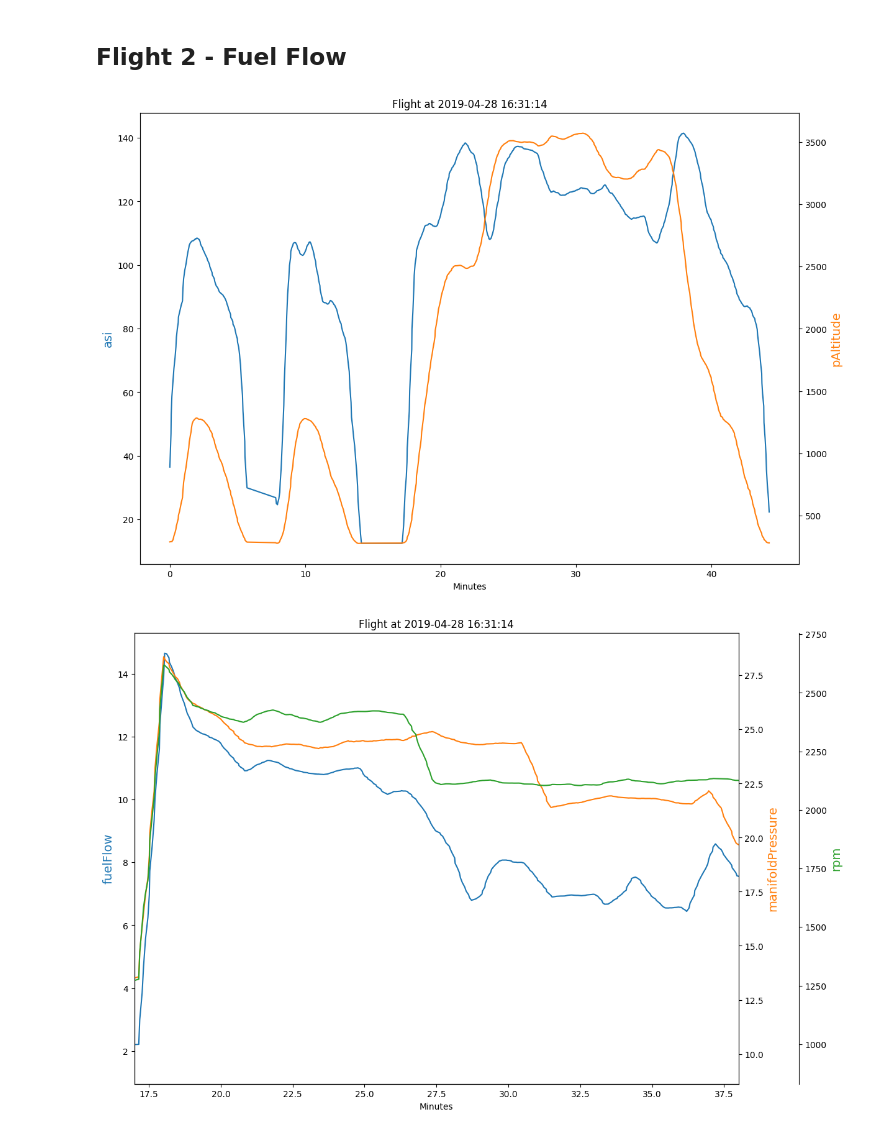
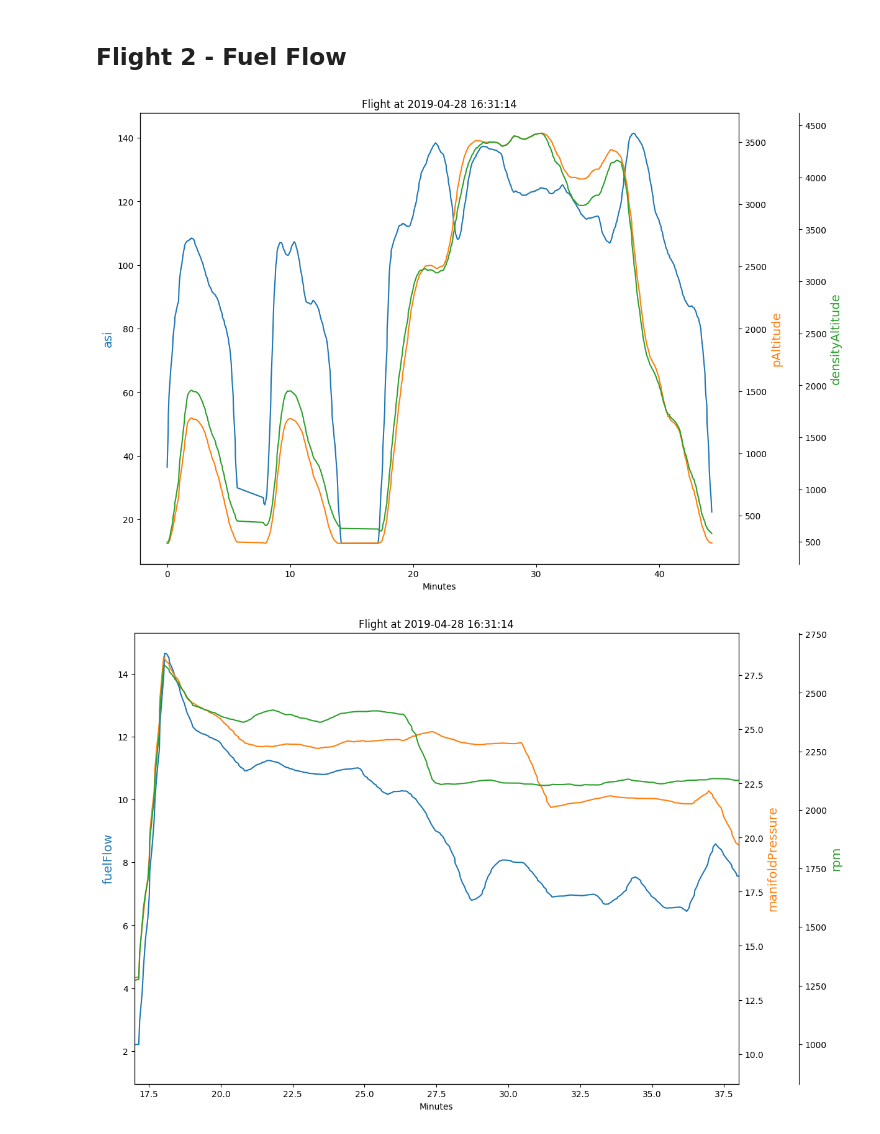
Before and after one commit to azemon/MglEfisPlotter, a Jupyter notebook: notebooks/2019-04-28/Overview.ipynb, the cells around one changed output. Cells and saved outputs as stored; diff of their text form; code cells hidden in the pictures.

```diff
--- a/notebooks/2019-04-28/Overview.ipynb
+++ b/notebooks/2019-04-28/Overview.ipynb
@@ -34,9 +63,9 @@ fuel flow @ 55% 6.976147154856561 gph
 # %% [markdown]
 ## Flight 2 - Fuel Flow
 # %%
-p.plot2(['asi', 'pAltitude']).show()
+p.plot2(['asi', 'pAltitude', 'densityAltitude']).show()
 # %% [output]
-[figure, old version]
+[figure, new version]
 # %%
 p.plot2(['fuelFlow', 'manifoldPressure', 'rpm'], xlim=(17, 38)).show()
 p.plot('egt', 'EGT', xlim=(17, 38)).show()
```
Also changed, not shown: parts of 4 cells of this notebook.
